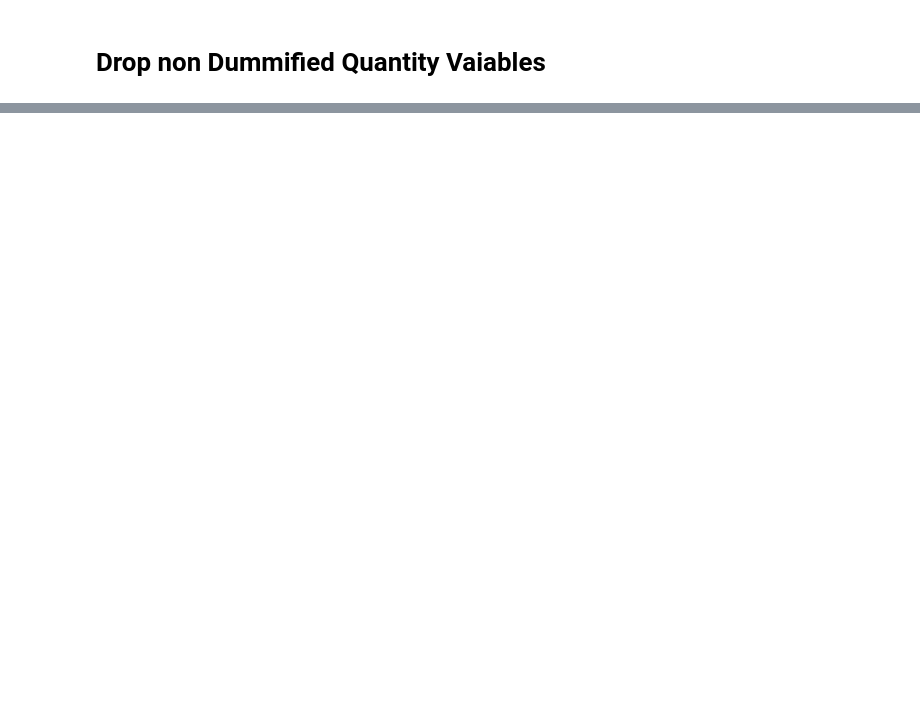
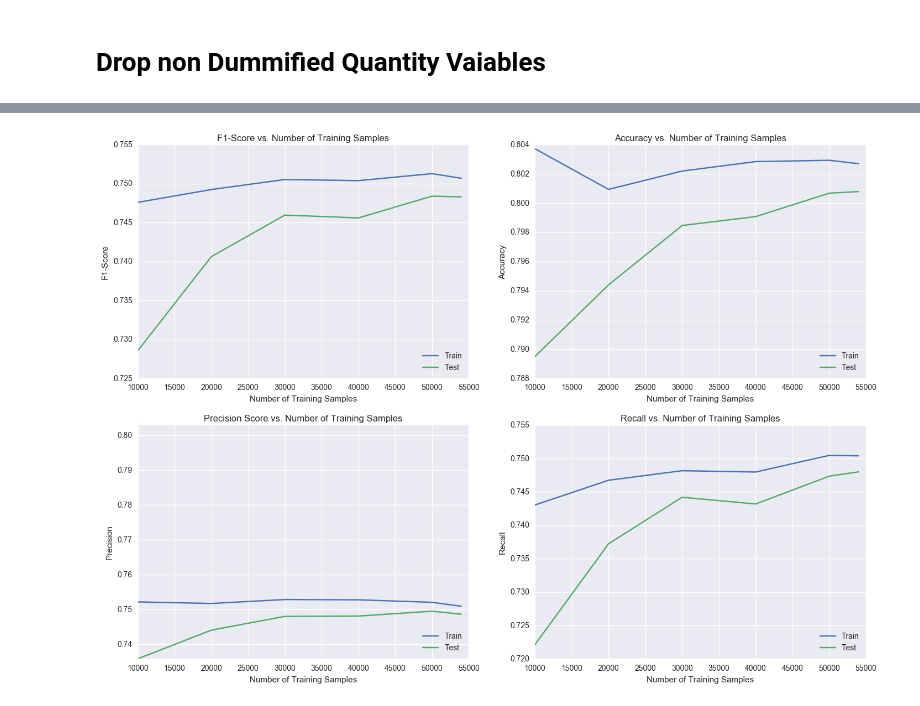
Before and after one commit to kcarano12/madison_reed_capstone, a Jupyter notebook: Capstone_EDA-Copy1.ipynb, the cells around one changed output, grey strips where cells are left out. Cells and saved outputs as stored; diff of their text form; code cells hidden in the pictures; blank space fills up the shorter version.

```diff
--- a/Capstone_EDA-Copy1.ipynb
+++ b/Capstone_EDA-Copy1.ipynb
@@ -927,0 +1005,9 @@ joined_cleaned['email_open_rate'].max()
+# %%
+nps = nps.dropna()
+survey_results = survey_results.dropna()
+
+nps_users = nps['Mr User User ID'].tolist()
+survey_users = survey_results['Mr User User ID'].tolist()
+
+joined_cleaned['nps_taken'] = joined_cleaned['mr_user_user_id'].isin(nps_users)
+joined_cleaned['post_purchase_survey_taken'] = joined_cleaned['mr_user_user_id'].isin(survey_users)
@@ -930,4 +1020,4 @@ joined_cleaned['email_open_rate'].max()
 # %%
 #joined.drop(['Mr Order Order ID','Mr Order Items Product Code_x','Event Facts Recommendation 1','Event Facts Recommendation 2','Event Facts Recommendation 3','Event Facts Recommendation 4','Event Facts Recommendation 5','Event Facts Recommendation 6','Event Facts Recommendation 7','Event Facts Recommendation 8'],axis=1, inplace=True)
 # %%
-X = joined_cleaned.drop(['user_order_facts_first_order_date','products_purchased','mr_order_order_id','mr_user_user_id','user_order_facts_lifetime_orders','one_time_buyer'],axis=1)
+X_raw = joined_cleaned.drop(['user_order_facts_first_order_date','products_purchased','mr_order_order_id','mr_user_user_id','user_order_facts_lifetime_orders','one_time_buyer','user_order_facts_days_since_purchase'],axis=1)
@@ -954,4 +1074,7 @@ dtype: int64
 # %%
-X.fillna(0,inplace=True)
+X_raw.fillna(0,inplace=True)
+# %%
+ss = StandardScaler()
+X = ss.fit_transform(X_raw)
 # %%
 y = joined_cleaned.one_time_buyer
@@ -1060,18 +1187,20 @@ cv_rfc.plot_learning_curve()
 # %%
 start = time()
 
 lr = LogisticRegression(penalty='l2')
 cvlog = cross_validation(lr,
-                      X_train.values,
+                      X_train,
                       y_train.values,
                       n_splits=10,
                       init_chunk_size = 10000,
                       chunk_spacings = 10000,
                       average = "binary")
 
 cvlog.train_for_learning_curve()
 cvlog.plot_learning_curve()
 end = time()
 total_time_log = end - start
+# %% [output]
+[figure, added]
 # %%
 total_time_log
```
Also changed, not shown: parts of 57 cells of this notebook.
